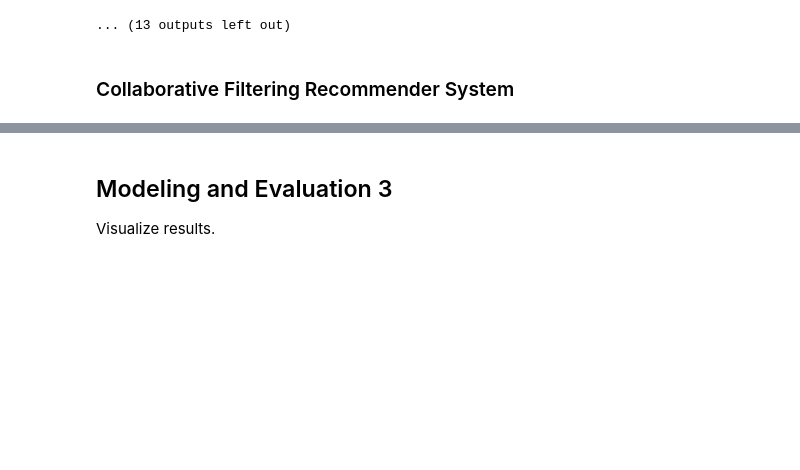
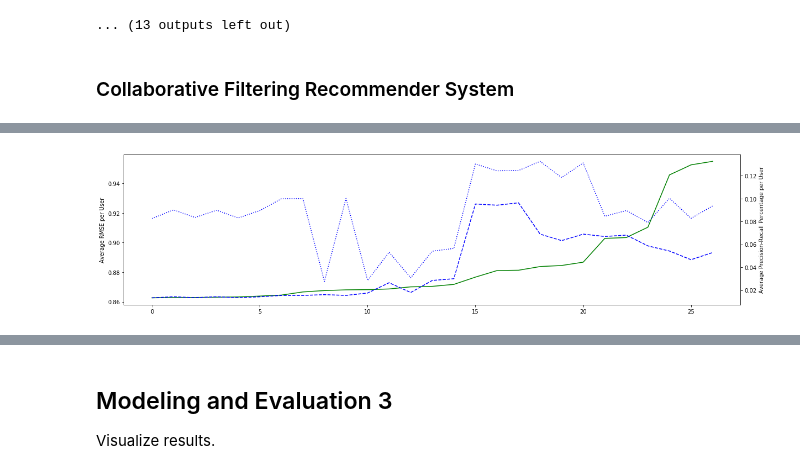
Before and after one commit to JackNelson/MSDS7331_Project3, a Jupyter notebook: MSDS7331_Lab3_AbrahamHarrisHidgonNelson.ipynb, the cells around one changed output, grey strips where cells are left out. Saved outputs shown, nothing was run; the diff lists cells and outputs as text; code cells hidden in the pictures; blank space fills up the shorter version.

```diff
--- a/MSDS7331_Lab3_AbrahamHarrisHidgonNelson.ipynb
+++ b/MSDS7331_Lab3_AbrahamHarrisHidgonNelson.ipynb
@@ -788,7 +790,7 @@ Gathering per-item and per-user statistics.
 # %% [markdown]
 <h3> Collaborative Filtering Recommender System </h3>
 # %%
-recs_rank_fact.sort('rmse_overall').print_rows(num_rows=27)
+recs_rank_fact.sort('user_rmse_avg').print_rows(num_rows=27)
 # %% [output]
 +-----------------+-----------------+---------+-------------+------------------------+
 |  avg_user_p_avg |  avg_user_r_avg | item_id | num_factors | ranking_regularization |
@@ -809,0 +820,13 @@ recs_rank_fact.sort('rmse_overall').print_rows(num_rows=27)
+# %%
+recs_rank_fact = recs_rank_fact.sort('user_rmse_avg')
+
+f, ax1 = plt.subplots(figsize=(20,5))
+ax1.plot(recs_rank_fact['user_rmse_avg'], color='g')
+ax2 = ax1.twinx()
+ax2.plot(recs_rank_fact['avg_user_p_avg'], color='b', linestyle=':')
+ax2.plot(recs_rank_fact['avg_user_r_avg'], color='b', linestyle='--')
+ax1.set(ylabel = 'Average RMSE per User')
+ax2.set(ylabel = 'Average Precision-Recall Percentage per User')
+plt.show()
+# %% [output]
+[figure, added]
```
Also changed, not shown: parts of 30 cells of this notebook.
